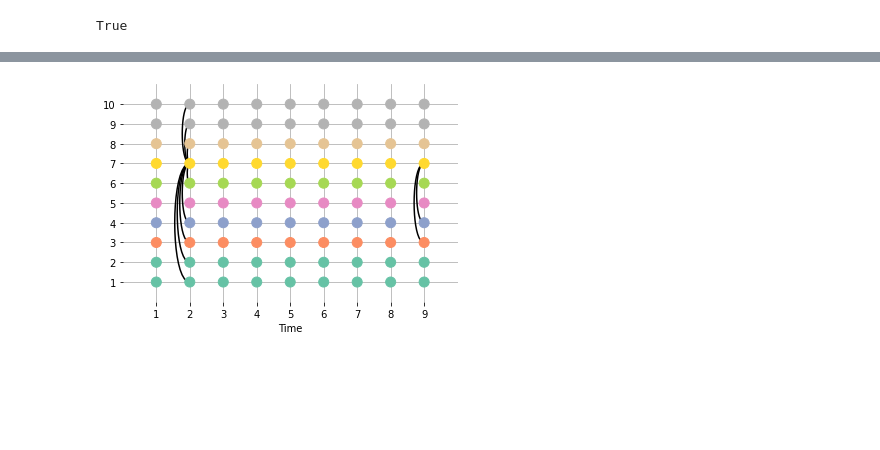
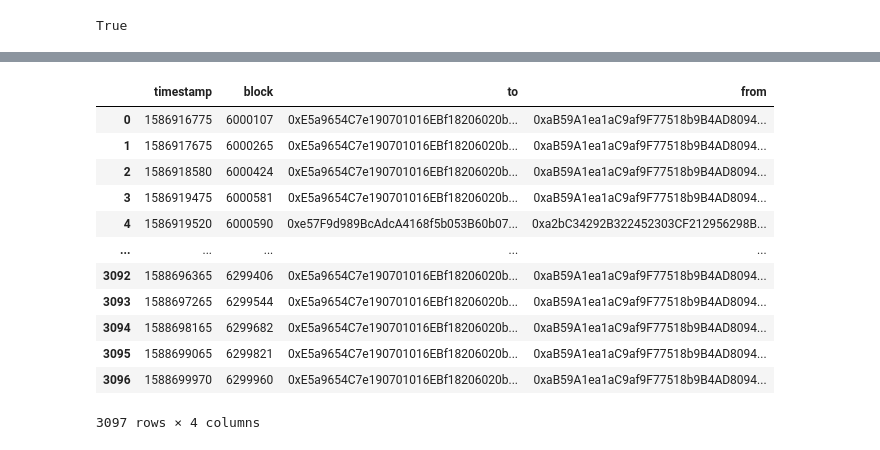
Before and after one commit to kiview/ethereum-network-analysis, a Jupyter notebook: web3.ipynb, the cells around one changed output, grey strips where cells are left out. Drawn from its saved outputs; the diff is of its cells as text; code cells hidden in the pictures; blank space fills up the shorter version.

```diff
--- a/web3.ipynb
+++ b/web3.ipynb
@@ -19,13 +52,12 @@ progress = IntProgress(min=0, max=(end_block - start_block))
 # %%
-progress = IntProgress(min=0, max=(end_block - start_block))
+start_block = 6000000
+end_block = 6300000
+
 addresses = set()
 transactions = []
-for idx in range(start_block, end_block):
-    display(progress)
+for idx in trange(start_block, end_block): # trange gives us a neat progress bar
     b = w3.eth.getBlock(idx, full_transactions=True)
     for tx in b.transactions:
         addresses.add(tx['to'])
         addresses.add(tx['from'])
         transactions.append([b.timestamp, idx, tx['to'], tx['from']])
-
-    progress.value += 1
@@ -103,6 +64,17 @@ t_df
-# %%
-tnet = TemporalNetwork(from_df=t_df.head(10), nettype='bd')
-tnet.plot('slice_plot', cmap='Set2')
-plt.show()
-# %% [output]
-[figure, removed]
+# %%
+df = pd.DataFrame(transactions, columns=['timestamp', 'block', 'to', 'from'])
+df
+# %% [output]
+|  | timestamp | block | to | from |
+| 0 | 1586916775 | 6000107 | 0xE5a9654C7e190701016EBf18206020b... | 0xaB59A1ea1aC9af9F77518b9B4AD8094... |
+| 1 | 1586917675 | 6000265 | 0xE5a9654C7e190701016EBf18206020b... | 0xaB59A1ea1aC9af9F77518b9B4AD8094... |
+| 2 | 1586918580 | 6000424 | 0xE5a9654C7e190701016EBf18206020b... | 0xaB59A1ea1aC9af9F77518b9B4AD8094... |
+| 3 | 1586919475 | 6000581 | 0xE5a9654C7e190701016EBf18206020b... | 0xaB59A1ea1aC9af9F77518b9B4AD8094... |
+| 4 | 1586919520 | 6000590 | 0xe57F9d989BcAdcA4168f5b053B60b07... | 0xa2bC34292B322452303CF212956298B... |
+| ... | ... | ... | ... | ... |
+| 3092 | 1588696365 | 6299406 | 0xE5a9654C7e190701016EBf18206020b... | 0xaB59A1ea1aC9af9F77518b9B4AD8094... |
+| 3093 | 1588697265 | 6299544 | 0xE5a9654C7e190701016EBf18206020b... | 0xaB59A1ea1aC9af9F77518b9B4AD8094... |
+| 3094 | 1588698165 | 6299682 | 0xE5a9654C7e190701016EBf18206020b... | 0xaB59A1ea1aC9af9F77518b9B4AD8094... |
+| 3095 | 1588699065 | 6299821 | 0xE5a9654C7e190701016EBf18206020b... | 0xaB59A1ea1aC9af9F77518b9B4AD8094... |
+| 3096 | 1588699970 | 6299960 | 0xE5a9654C7e190701016EBf18206020b... | 0xaB59A1ea1aC9af9F77518b9B4AD8094... |
+3097 rows × 4 columns
```
Also changed, not shown: parts of 19 cells of this notebook, 2 other files.
